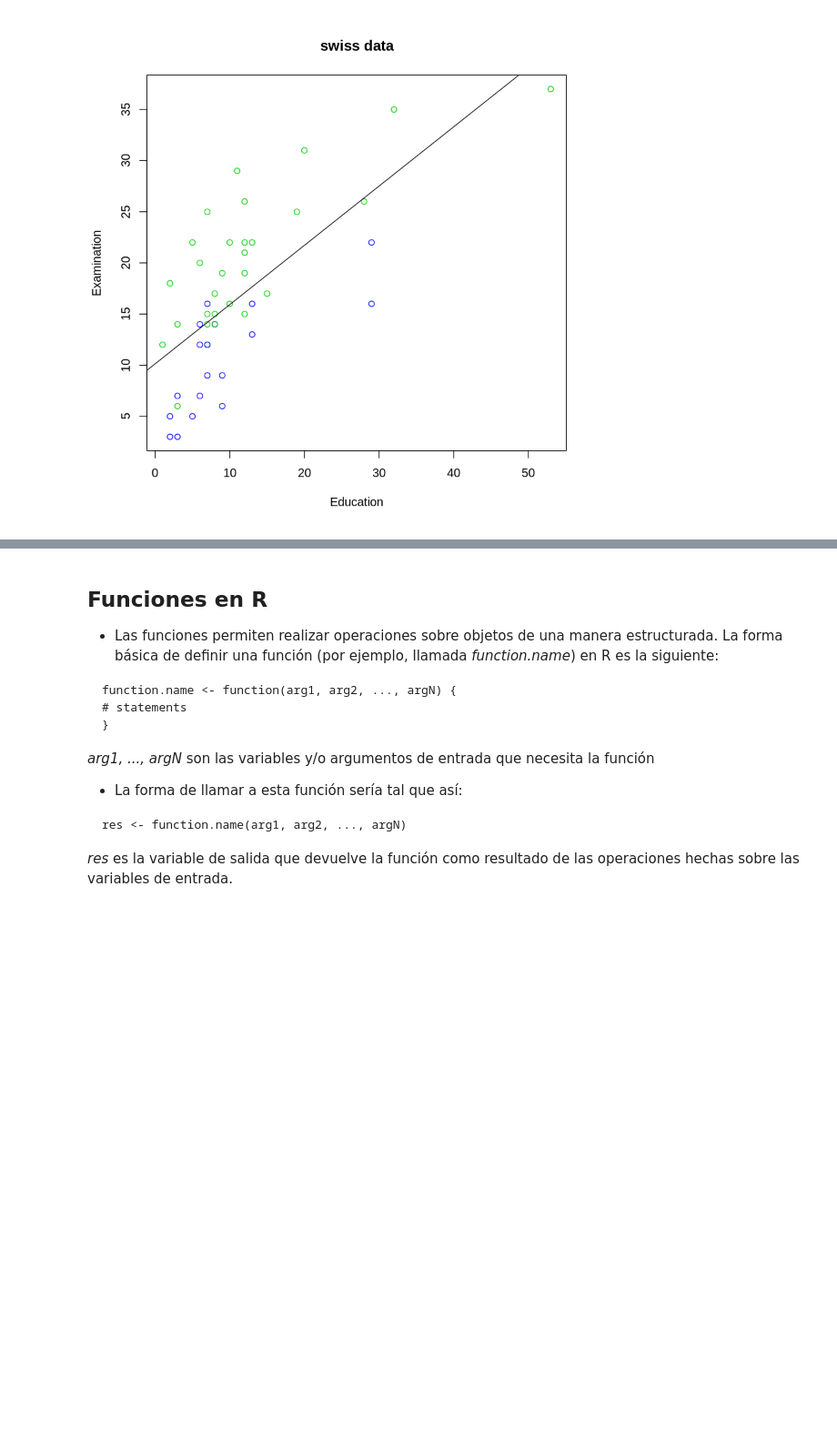
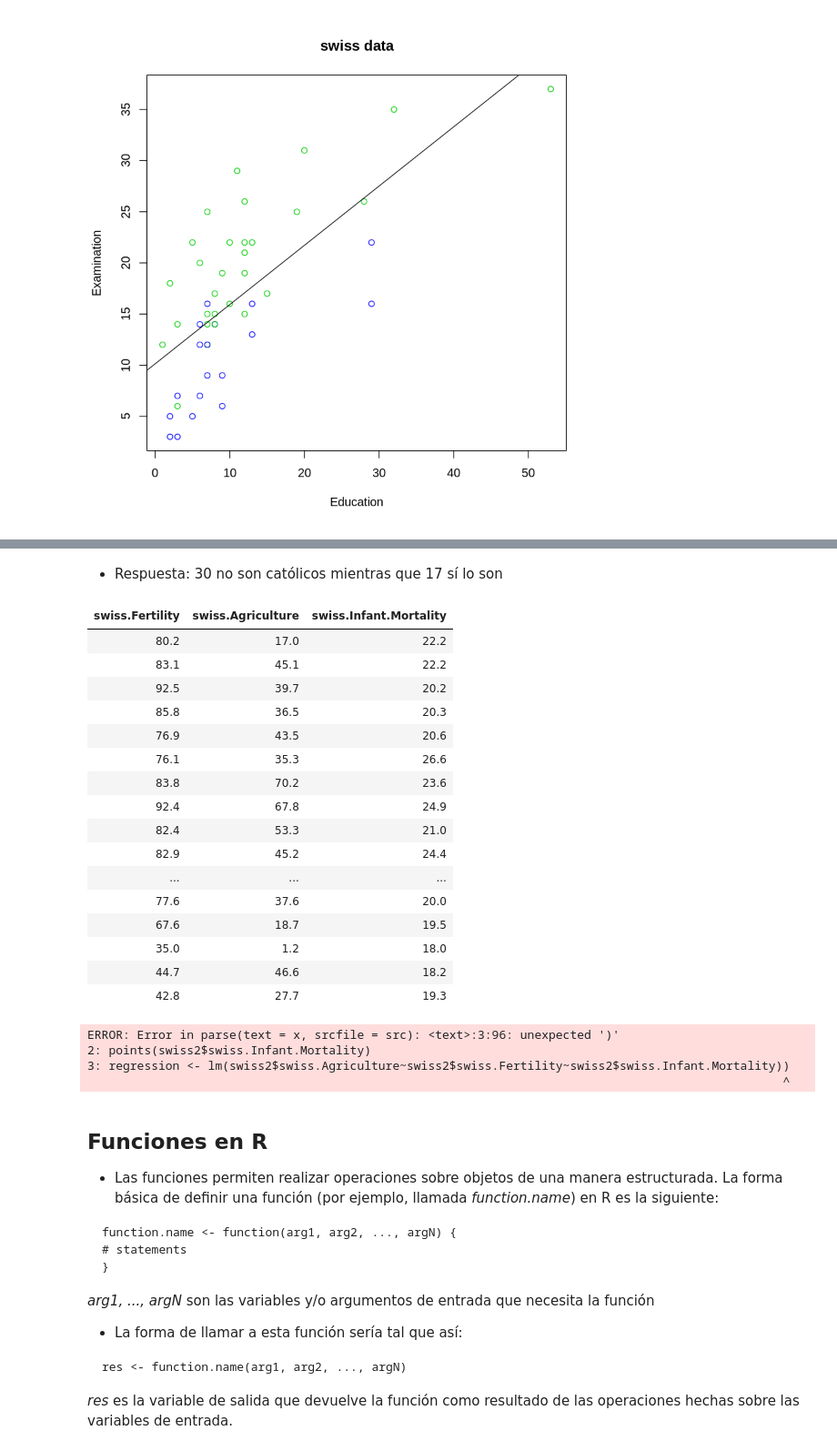
Before and after one commit to rsj9999/introduccion-R, a Jupyter notebook: R_S1_introduccion.ipynb, the cells around one changed output, grey strips where cells are left out. Shown: that part at 91% size. Drawn from its saved outputs; the diff is of its cells as text; code cells hidden in the pictures; blank space fills up the shorter version.

Commit message:
Realiza ejercicio del dataframe swiss

```diff
--- a/R_S1_introduccion.ipynb
+++ b/R_S1_introduccion.ipynb
@@ -1040,3 +1051,36 @@ swissdf
+# %% [markdown]
+* Respuesta: 30 no son católicos mientras que 17 sí lo son
+# %%
+swiss2 <- data.frame(swiss$Fertility,swiss$Agriculture,swiss$Infant.Mortality)
+swiss2
+# %% [output]
+| swiss.Fertility | swiss.Agriculture | swiss.Infant.Mortality |
+| 80.2 | 17.0 | 22.2 |
+| 83.1 | 45.1 | 22.2 |
+| 92.5 | 39.7 | 20.2 |
+| 85.8 | 36.5 | 20.3 |
+| 76.9 | 43.5 | 20.6 |
+| 76.1 | 35.3 | 26.6 |
+| 83.8 | 70.2 | 23.6 |
+| 92.4 | 67.8 | 24.9 |
+| 82.4 | 53.3 | 21.0 |
+| 82.9 | 45.2 | 24.4 |
+| ... | ... | ... |
+| 77.6 | 37.6 | 20.0 |
+| 67.6 | 18.7 | 19.5 |
+| 35.0 | 1.2 | 18.0 |
+| 44.7 | 46.6 | 18.2 |
+| 42.8 | 27.7 | 19.3 |
+# %%
+plot(swiss2$swiss.Fertility,swiss2$swiss.Agriculture, col =c('red','green'))
+points(swiss2$swiss.Infant.Mortality)
+regression <- lm(swiss2$swiss.Agriculture~swiss2$swiss.Fertility)
+abline(regression)
+# %% [output]
+ERROR: Error in parse(text = x, srcfile = src): <text>:3:96: unexpected ')'
+2: points(swiss2$swiss.Infant.Mortality)
+3: regression <- lm(swiss2$swiss.Agriculture~swiss2$swiss.Fertility~swiss2$swiss.Infant.Mortality))
+                                                                                                  ^
 # %% [markdown]
 ## Funciones en R
 * Las funciones permiten realizar operaciones sobre objetos de una manera estructurada. La forma básica de definir una función (por ejemplo, llamada *function.name*) en R es la siguiente:
```
Also changed, not shown: parts of 2 cells of this notebook.
